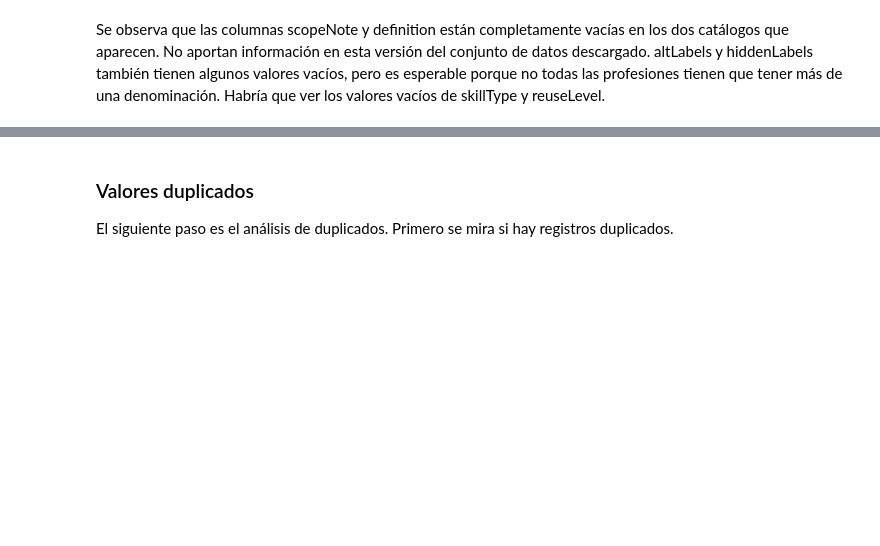
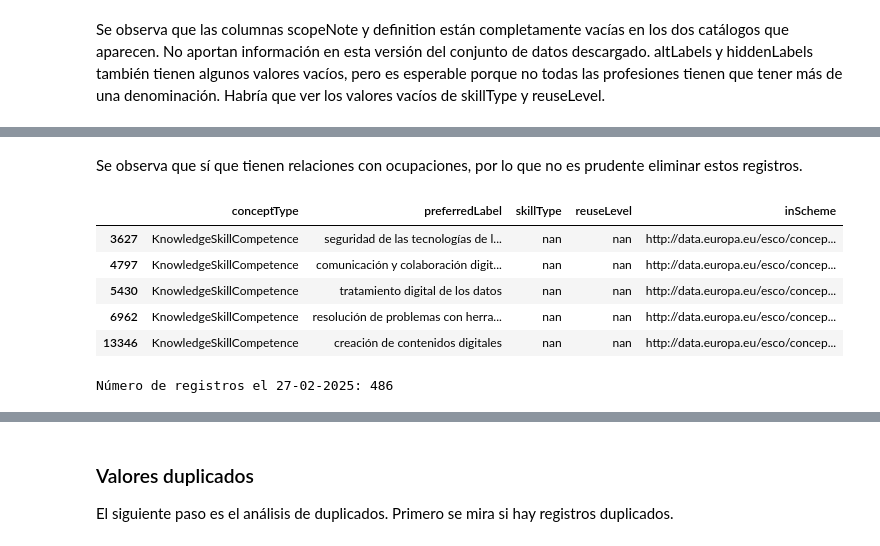
Before and after one commit to AlejandroAloVic/Proyecto-Grupal-Evolve, a Jupyter notebook: notebooks/01_eda_esco.ipynb, the cells around one changed output, grey strips where cells are left out. Cells and saved outputs as stored; diff of their text form; code cells hidden in the pictures; blank space fills up the shorter version.

```diff
--- a/notebooks/01_eda_esco.ipynb
+++ b/notebooks/01_eda_esco.ipynb
@@ -457,0 +440,21 @@ Se observa que las columnas scopeNote y definition están completamente vacías
+# %%
+areas_digcomp = skills[skills["skillType"].isna() & skills["reuseLevel"].isna()]
+
+uri_digcomp = areas_digcomp["conceptUri"]
+
+relaciones_digcomp = occupation_skill_relations[occupation_skill_relations["skillUri"].isin(uri_digcomp)]
+
+conteo_relaciones = (
+    relaciones_digcomp.groupby("skillUri")
+    .size()
+    .reset_index(name="numero_relaciones")
+)
+
+resultado = areas_digcomp.merge(
+    conteo_relaciones,
+    left_on="conceptUri",
+    right_on="skillUri",
+    how="left"
+)
+
+display(resultado[["preferredLabel", "numero_relaciones"]])
@@ -457,0 +468,24 @@ Se observa que las columnas scopeNote y definition están completamente vacías
+# %% [markdown]
+Se observa que sí que tienen relaciones con ocupaciones, por lo que no es prudente eliminar estos registros.
+# %%
+display(
+    areas_digcomp[
+        ["conceptType", "preferredLabel", "skillType", "reuseLevel", "inScheme"]
+    ].style
+    .set_properties(**{
+        "white-space": "pre-wrap",
+        "max-width": "none",
+        "text-align": "left"
+    })
+)
+
+conteo = skills["modifiedDate"].str.startswith("2025-02-27").sum()
+print("Número de registros el 27-02-2025:", conteo)
+# %% [output]
+|  | conceptType | preferredLabel | skillType | reuseLevel | inScheme |
+| 3627 | KnowledgeSkillCompetence | seguridad de las tecnologías de l... | nan | nan | http://data.europa.eu/esco/concep... |
+| 4797 | KnowledgeSkillCompetence | comunicación y colaboración digit... | nan | nan | http://data.europa.eu/esco/concep... |
+| 5430 | KnowledgeSkillCompetence | tratamiento digital de los datos | nan | nan | http://data.europa.eu/esco/concep... |
+| 6962 | KnowledgeSkillCompetence | resolución de problemas con herra... | nan | nan | http://data.europa.eu/esco/concep... |
+| 13346 | KnowledgeSkillCompetence | creación de contenidos digitales | nan | nan | http://data.europa.eu/esco/concep... |
+Número de registros el 27-02-2025: 486
```
Also changed, not shown: parts of 13 cells of this notebook.
